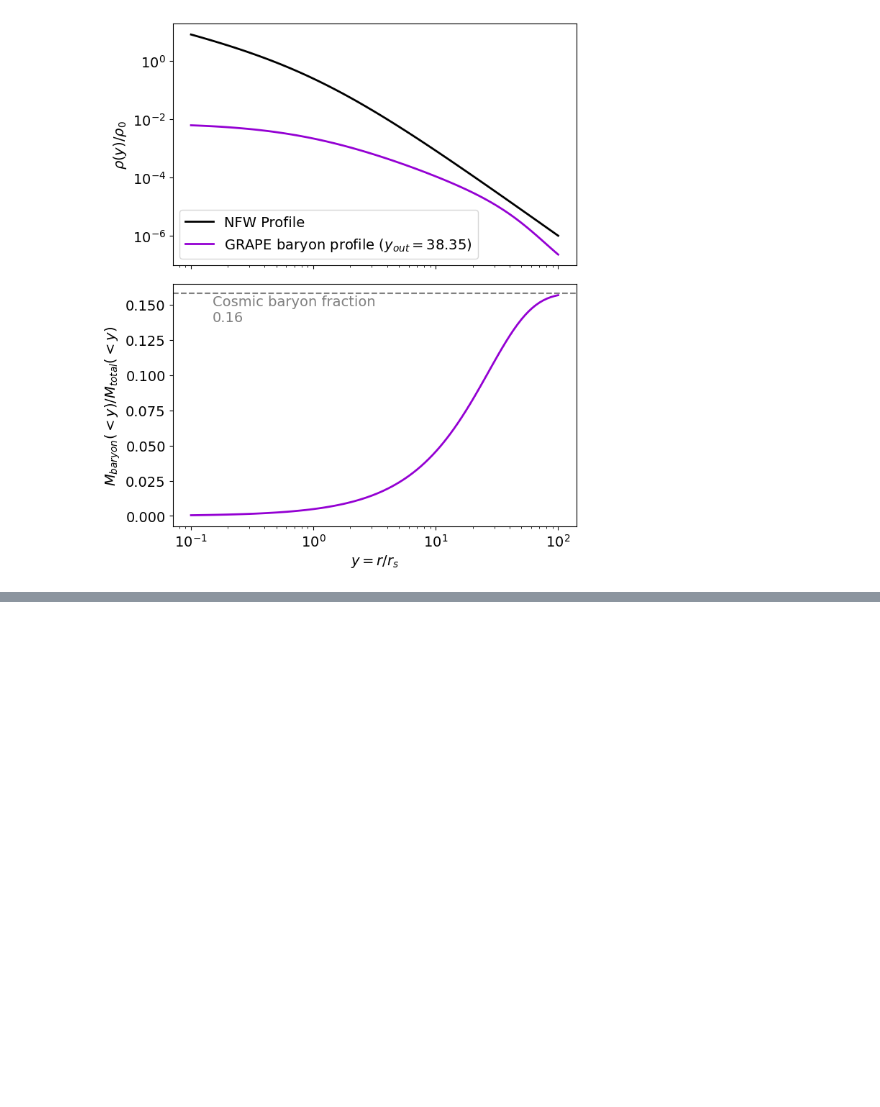
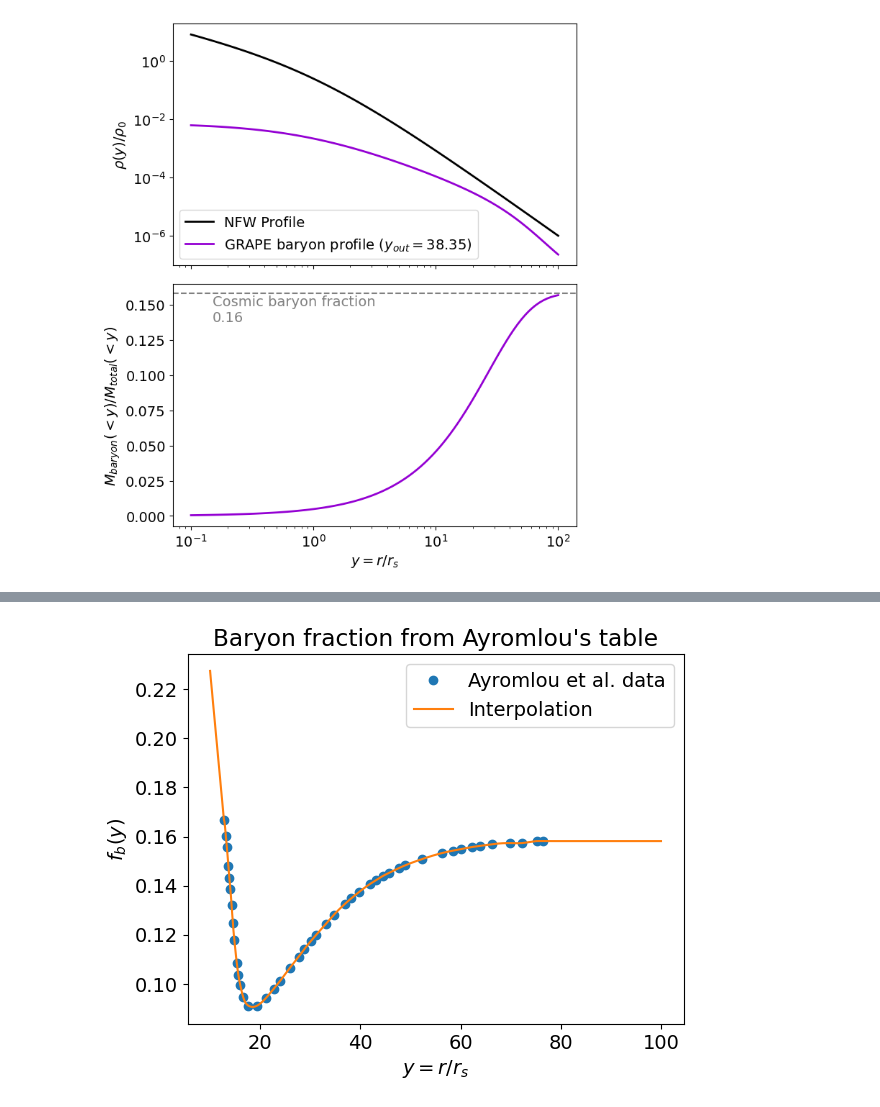
Before and after one commit to FRBs/FRB, a Jupyter notebook: docs/nb/generalized_halo_profile.ipynb, the cells around one changed output, grey strips where cells are left out. Cells and saved outputs as stored; diff of their text form; code cells hidden in the pictures; blank space fills up the shorter version.

```diff
--- a/docs/nb/generalized_halo_profile.ipynb
+++ b/docs/nb/generalized_halo_profile.ipynb
@@ -198,0 +353,45 @@ plt.show()
+# %%
+def add_boundary_knots(spline):
+    """
+    Add knots infinitesimally to the left and right.
+
+    Additional intervals are added to have zero 2nd and 3rd derivatives,
+    and to maintain the first derivative from whatever boundary condition
+    was selected. The spline is modified in place.
+    """
+    # determine the slope at the left edge
+    leftx = spline.x[0]
+    lefty = spline(leftx)
+    leftslope = spline(spline.x[1], nu=1)
+
+    # add a new breakpoint just to the left and use the
+    # known slope to construct the PPoly coefficients.
+    leftxnext = np.nextafter(leftx, leftx - 1)
+    leftynext = lefty + leftslope*(leftxnext - leftx)
+    leftcoeffs = np.array([0, 0, leftslope, leftynext])
+    spline.extend(leftcoeffs[..., None], np.r_[leftxnext])
+
+    # repeat with additional knots to the right
+    rightx = spline.x[-1]
+    righty = spline(rightx)
+    rightslope = spline(rightx,nu=1)
+    rightxnext = np.nextafter(rightx, rightx + 1)
+    rightynext = righty + rightslope * (rightxnext - rightx)
+    rightcoeffs = np.array([0, 0, rightslope, rightynext])
+    spline.extend(rightcoeffs[..., None], np.r_[rightxnext])
+
+g_y = f_b_12/(1 - f_b_12)/Omega_ratio
+f_b_interp = CubicSpline(y_12, f_b_12, bc_type='clamped')
+#f_b_mis = MIS(y_12, f_b_12, bc_type=([(1, 0.0)], [(1, 0.0)]))
+add_boundary_knots(f_b_interp)
+
+plt.plot(y_12, f_b_12, 'o', label='Ayromlou et al. data')
+plt.plot(y_array, f_b_interp(y_array), label='Interpolation')
+#plt.plot(y_array, f_b_mis(y_array), label='f_b(y) from MIS spline')
+plt.xlabel(r"$y = r/r_{s}$")
+plt.ylabel(r"$f_b(y)$")
+plt.title("Baryon fraction from Ayromlou's table")
+plt.legend()
+plt.show()
+# %% [output]
+[figure, added]
```
Also changed, not shown: parts of 7 cells of this notebook.
